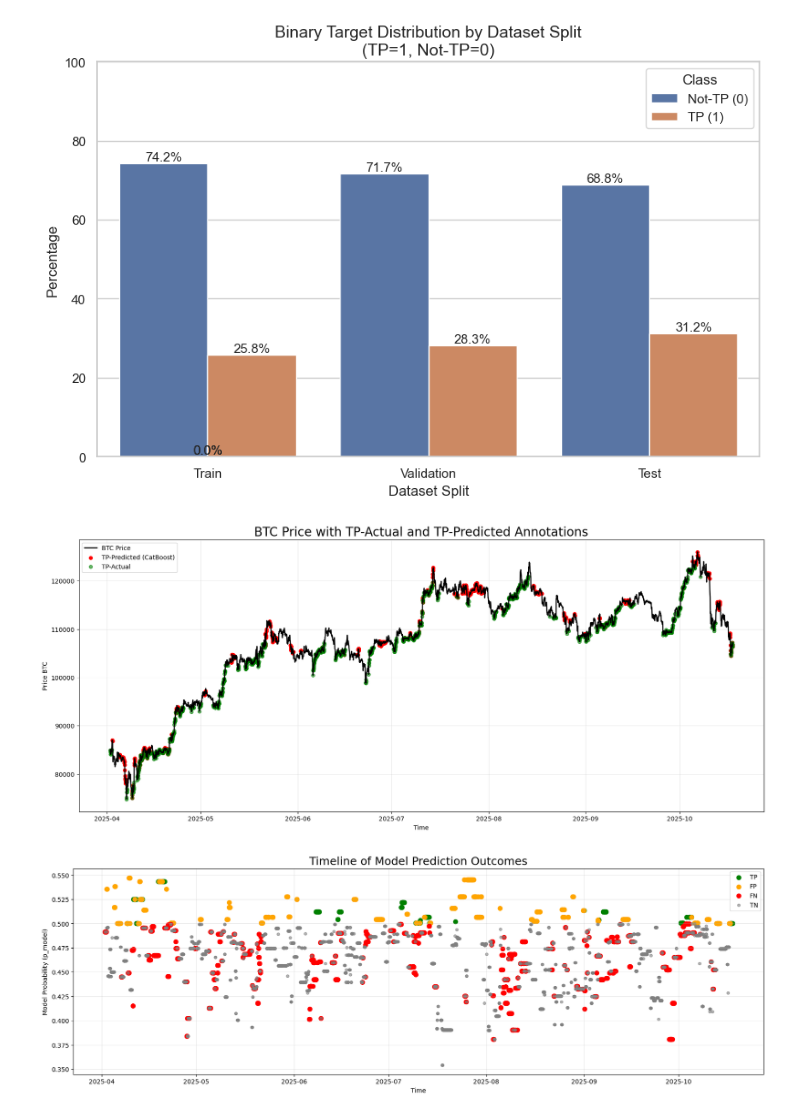
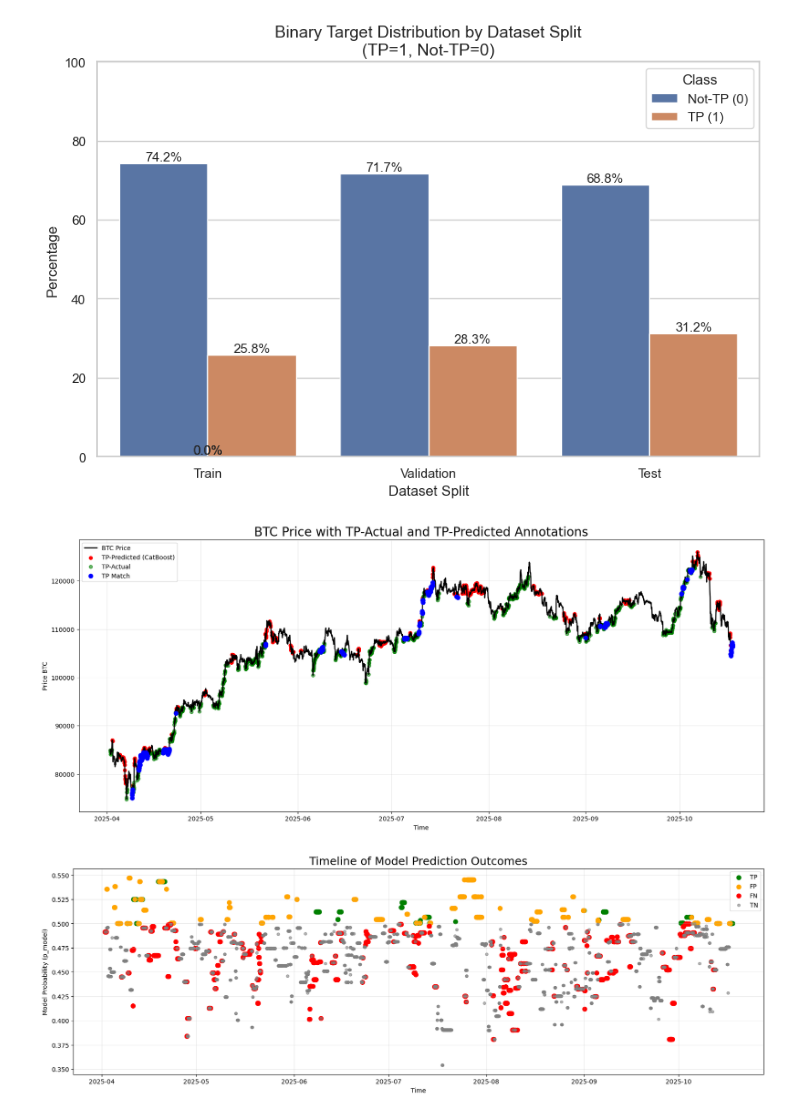
Before and after one commit to TensAurpheus/capstone, a Jupyter notebook: data_bild.ipynb, the cells around one changed output. Cells and saved outputs as stored; diff of their text form; code cells hidden in the pictures.

Commit message:
add "match"

```diff
--- a/data_bild.ipynb
+++ b/data_bild.ipynb
@@ -282,27 +282,33 @@ df = pd.read_csv("artifacts/trade_predictions_cat_raw.csv", parse_dates=["timest
 # %%
 plt.figure(figsize=(20,8))
 
 plt.plot(df.timestamp, df.close, label="BTC Price", color="black", linewidth=1.8)
 
 # Прогноз моделі = TP
 pred_tp = df[df.y_pred == 1]
 plt.scatter(pred_tp.timestamp, pred_tp.close,
             color="red", s=30, label="TP-Predicted (CatBoost)")
 
 # Фактичний TP
 true_tp = df[df.y_true == 1]
 plt.scatter(true_tp.timestamp, true_tp.close,
             color="green", s=30, alpha=0.6, label="TP-Actual")
 
+# TP match
+tp_match = df[(df.y_pred == 1) & (df.y_true == 1)]
+plt.scatter(tp_match.timestamp, tp_match.close,
+            color="blue", s=45, label="TP Match", zorder=3)
+
+
 plt.title("BTC Price with TP-Actual and TP-Predicted Annotations", fontsize=20)
 plt.xlabel("Time")
 plt.ylabel("Price BTC")
 plt.legend()
 plt.grid(alpha=0.3)
 
 plt.show()
 # %% [output]
-[figure, old version]
+[figure, new version]
 # %%
 plt.figure(figsize=(20,6))
 
```
